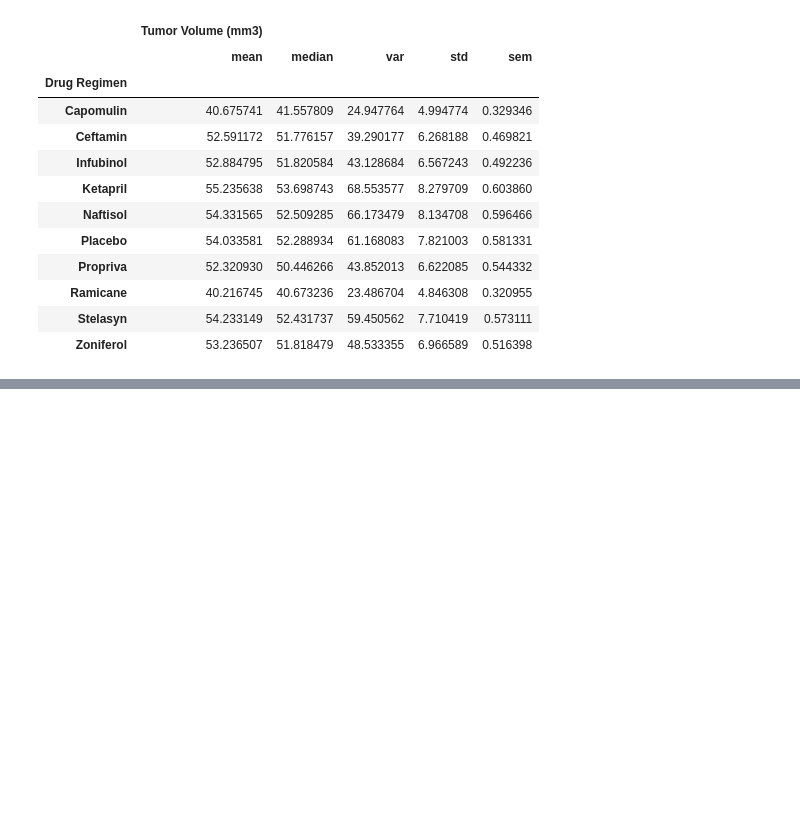
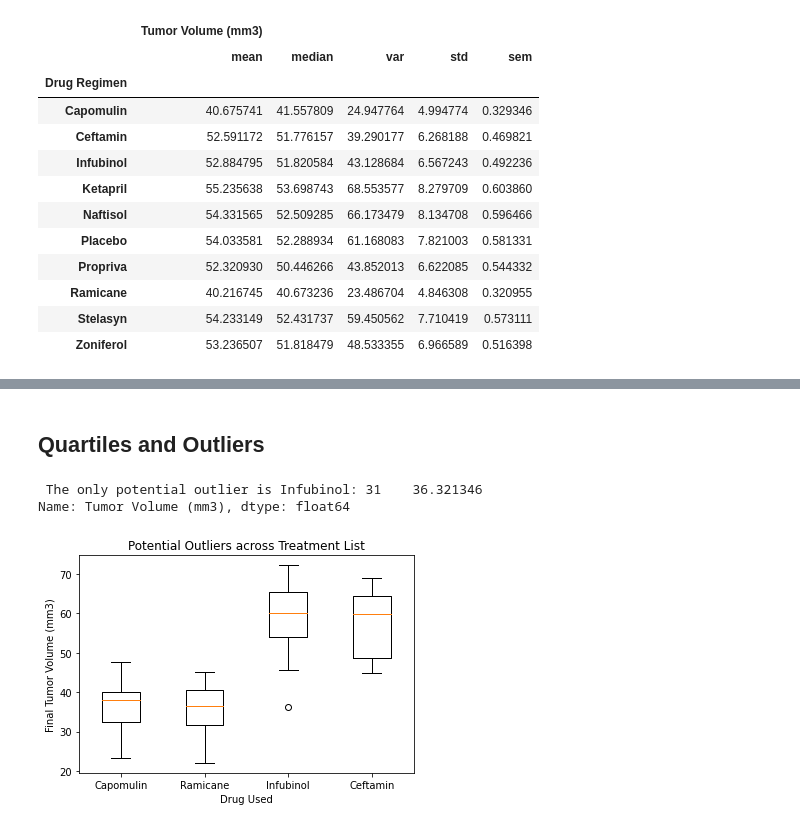
Before and after one commit to HendersonAlec2212/matplotlib-challenge, a Jupyter notebook: pymaceuticals.ipynb, the cells around one changed output, grey strips where cells are left out. Cells and saved outputs as stored; diff of their text form; code cells hidden in the pictures; blank space fills up the shorter version.

Commit message:
Finished Quartiles, boxplot, line and scatter plot.

```diff
--- a/pymaceuticals.ipynb
+++ b/pymaceuticals.ipynb
@@ -155,8 +155,8 @@ array(['g989'], dtype=object)
 # use .isin to return values in a given list, the '~' acts as a NOT operator
 # new_df = old_df['NOT'old_df['column'].isin(list)]
 # ==> Return all values in data frame that are not in this list
-complete_df = combined_df[~combined_df['Mouse ID'].isin(duplicate_mouse_list)]
-complete_df.count()
+clean_df = combined_df[~combined_df['Mouse ID'].isin(duplicate_mouse_list)]
+clean_df.count()
 # %% [output]
 Mouse ID              1880
 Drug Regimen          1880
@@ -354,0 +365,42 @@ gender_values.plot(kind='pie', autopct = '%1.1f%%')
+# %% [markdown]
+## Quartiles and Outliers
+# %%
+# Put treatments into a list for for loop (and later for plot labels)
+treatment_list = ['Capomulin', 'Ramicane', 'Infubinol', 'Ceftamin']
+
+# Create empty list to fill with tumor vol data (for plotting)
+tVol_list = []
+outliers_list = []
+
+for drug in treatment_list:
+    # each time a drug in the list is equal to a drug & mouse ID, record the value in series Tumor Vol
+    final_tVol = complete_df.loc[complete_df['Drug Regimen'] == drug, 'Tumor Volume (mm3)']
+    # add found value to tumor_vol_list
+    tVol_list.append(final_tVol)
+
+    # Determine outliers using upper and lower bounds
+
+    # .quantile requires sorted list - perform basic IQR calculations
+    quartiles = final_tVol.quantile([.25,.5,.75])
+    lowerq = quartiles[0.25]
+    upperq = quartiles[0.75]
+    iqr = upperq-lowerq
+    lower_bound = lowerq - (1.5*iqr)
+    upper_bound = upperq + (1.5*iqr)
+    # this compares the running final Tumor Volume against each Bound and adds true values to list
+    outliers = (final_tVol.loc[(final_tVol<lower_bound) | (final_tVol>upper_bound)])
+    outliers_list.append(outliers)
+print(f" The only potential outlier is {treatment_list[2]}: {outliers_list[2]}")
+# %% [output]
+ The only potential outlier is Infubinol: 31    36.321346
+Name: Tumor Volume (mm3), dtype: float64
+# %%
+# Generate a box plot of the final tumor volume of each mouse across four regimens of interest
+
+plt.boxplot(tVol_list, labels=treatment_list)
+plt.title('Potential Outliers across Treatment List')
+plt.ylabel('Final Tumor Volume (mm3)')
+plt.xlabel('Drug Used')
+plt.show()
+# %% [output]
+[figure, added]
```
Also changed, not shown: parts of 40 cells of this notebook.
